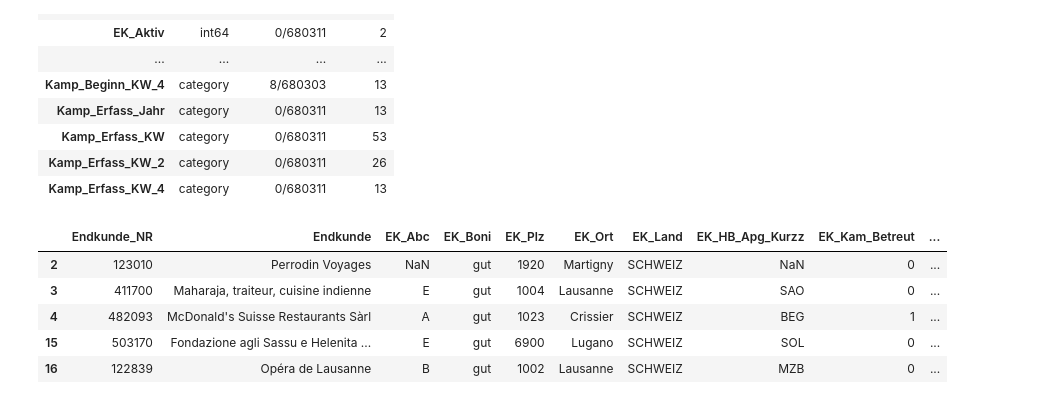
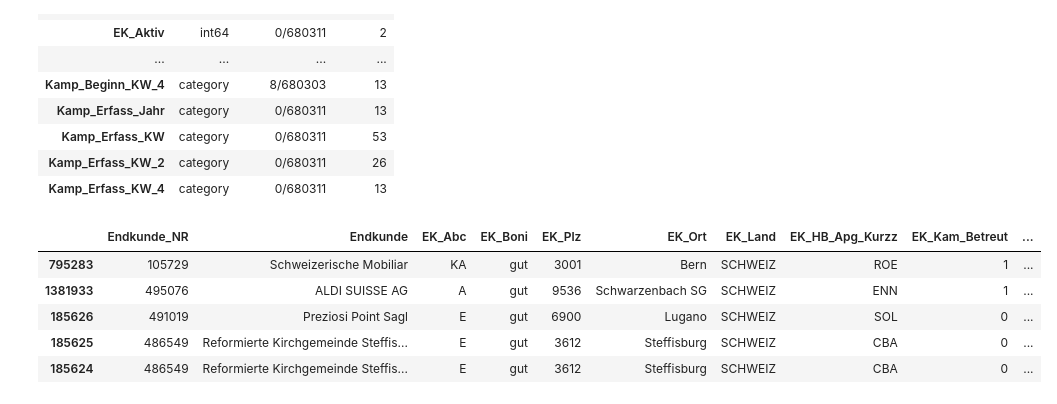
Before and after one commit to apgsga-stc/PredictiveAnalyticsPython, a Jupyter notebook: vkprog_analyse/scribbles.ipynb, the cells around one changed output. Cells and saved outputs as stored; diff of their text form; code cells hidden in the pictures.

```diff
--- a/vkprog_analyse/scribbles.ipynb
+++ b/vkprog_analyse/scribbles.ipynb
@@ -205,11 +205,11 @@ desc_col(booking_raw)
 | Kamp_Erfass_KW_2 | category | 0/680311 | 26 |
 | Kamp_Erfass_KW_4 | category | 0/680311 | 13 |
 # %%
-booking_raw.head(5)
+booking_raw.sort_values("Kamp_Erfass_Jahr", ascending=False).head(5)
 # %% [output]
 |  | Endkunde_NR | Endkunde | EK_Abc | EK_Boni | EK_Plz | EK_Ort | EK_Land | EK_HB_Apg_Kurzz | EK_Kam_Betreut | ... |
-| 2 | 123010 | Perrodin Voyages | NaN | gut | 1920 | Martigny | SCHWEIZ | NaN | 0 | ... |
-| 3 | 411700 | Maharaja, traiteur, cuisine indienne | E | gut | 1004 | Lausanne | SCHWEIZ | SAO | 0 | ... |
-| 4 | 482093 | McDonald's Suisse Restaurants Sàrl | A | gut | 1023 | Crissier | SCHWEIZ | BEG | 1 | ... |
-| 15 | 503170 | Fondazione agli Sassu e Helenita ... | E | gut | 6900 | Lugano | SCHWEIZ | SOL | 0 | ... |
-| 16 | 122839 | Opéra de Lausanne | B | gut | 1002 | Lausanne | SCHWEIZ | MZB | 0 | ... |
+| 795283 | 105729 | Schweizerische Mobiliar | KA | gut | 3001 | Bern | SCHWEIZ | ROE | 1 | ... |
+| 1381933 | 495076 | ALDI SUISSE AG | A | gut | 9536 | Schwarzenbach SG | SCHWEIZ | ENN | 1 | ... |
+| 185626 | 491019 | Preziosi Point Sagl | E | gut | 6900 | Lugano | SCHWEIZ | SOL | 0 | ... |
+| 185625 | 486549 | Reformierte Kirchgemeinde Steffis... | E | gut | 3612 | Steffisburg | SCHWEIZ | CBA | 0 | ... |
+| 185624 | 486549 | Reformierte Kirchgemeinde Steffis... | E | gut | 3612 | Steffisburg | SCHWEIZ | CBA | 0 | ... |
```
Also changed, not shown: parts of 10 cells of this notebook, 2 other files.
